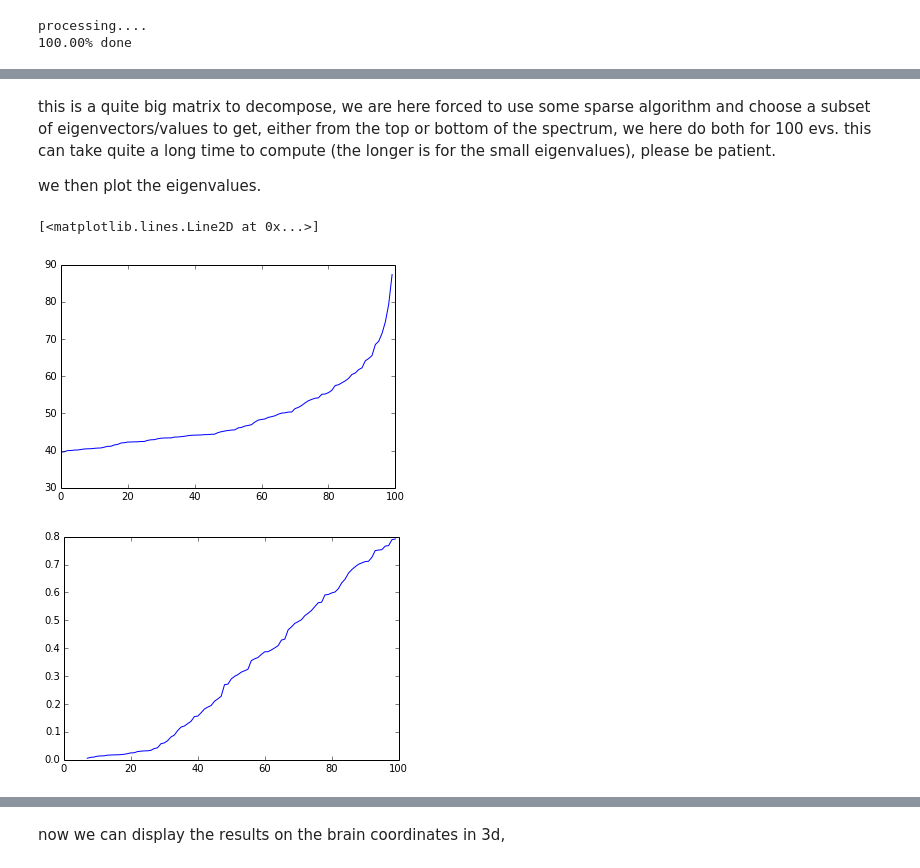
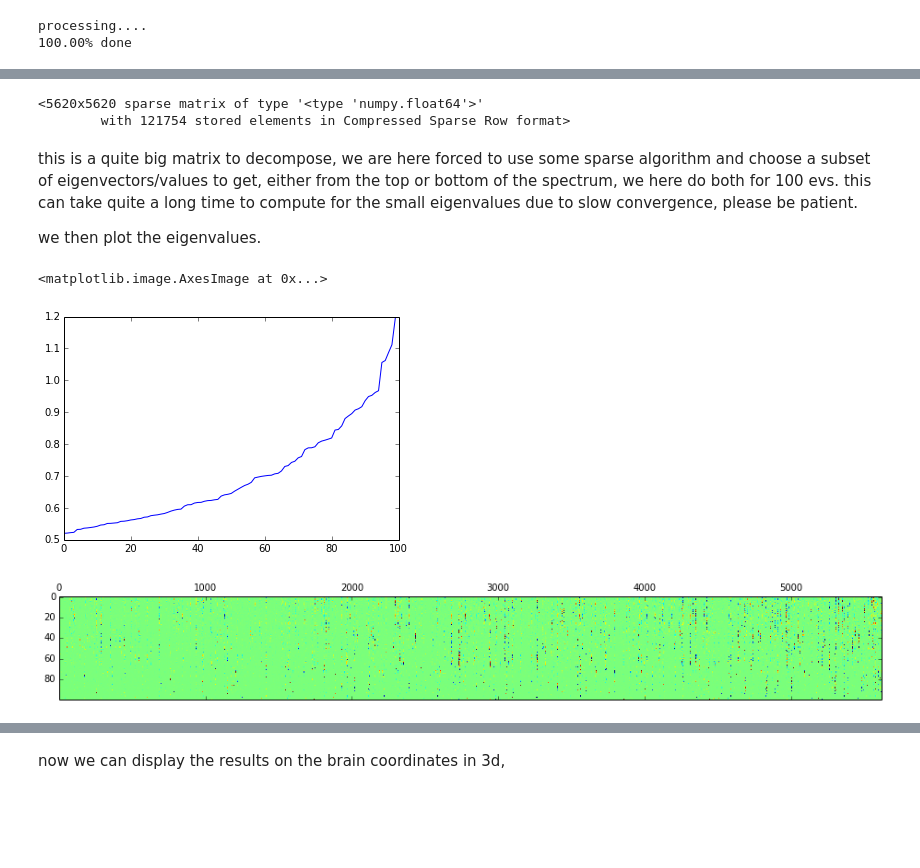
Before and after one commit to bpinsard/notebooks, a Jupyter notebook: brain_topology/brain_topo_doc.ipynb, the cells around one changed output, grey strips where cells are left out. Drawn from its saved outputs; the diff is of its cells as text; code cells hidden in the pictures; blank space fills up the shorter version.

```diff
--- a/brain_topology/brain_topo_doc.ipynb
+++ b/brain_topology/brain_topo_doc.ipynb
@@ -119,5 +151,11 @@ l1.shape
+# %%
+l1n = topology.lap_norm(l1)
+l1n
+# %% [output]
+<5620x5620 sparse matrix of type '<type 'numpy.float64'>'
+        with 121754 stored elements in Compressed Sparse Row format>
 # %% [markdown]
 this is a quite big matrix to decompose, we are here forced to use some sparse algorithm and choose a subset of eigenvectors/values to get, either from the top or bottom of the spectrum, we here do both for 100 evs.
-this can take quite a long time to compute (the longer is for the small eigenvalues), please be patient.
+this can take quite a long time to compute for the small eigenvalues due to slow convergence, please be patient.
 
 we then plot the eigenvalues.
@@ -127,8 +162,8 @@ el1_bot=scipy.sparse.linalg.svds(l1.astype(np.float32),k=100,which='SM')
-# %%
-plot(el1_top[1])
-figure()
-plot(el1_bot[1])
-# %% [output]
-[<matplotlib.lines.Line2D at 0x...>]
-[figure, removed]
-[figure, removed]
+# %%
+el1_top=scipy.sparse.linalg.eigsh(l1n,k=100)
+plot(el1_top[0])
+matshow(el1_top[1].T,aspect='auto',vmin=-.1,vmax=.1)
+# %% [output]
+<matplotlib.image.AxesImage at 0x...>
+[figure, added]
+[figure, added]
```
Also changed, not shown: parts of 22 cells of this notebook.
